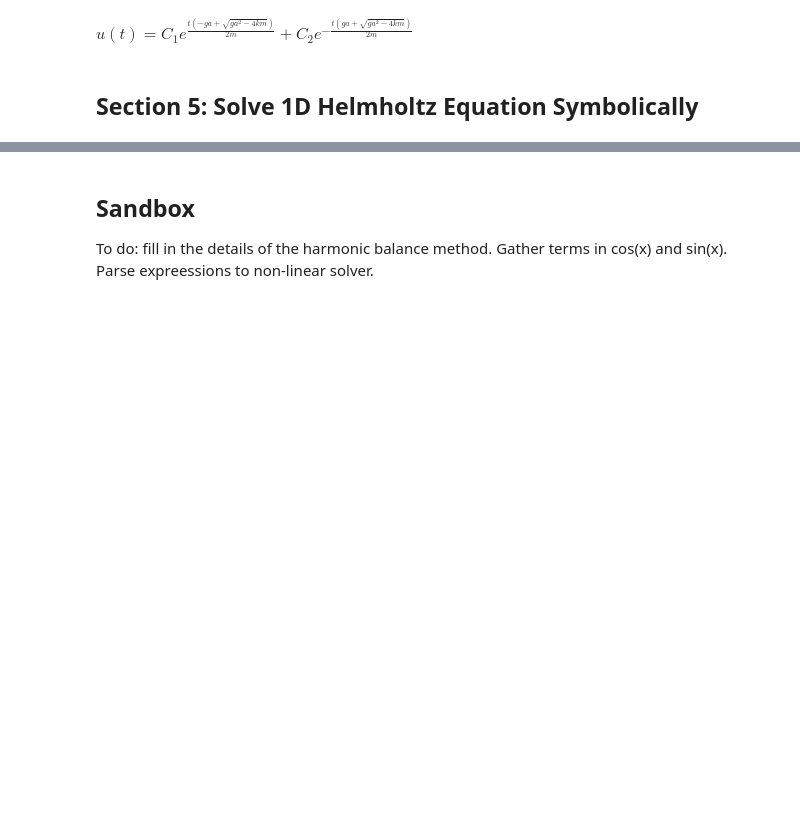
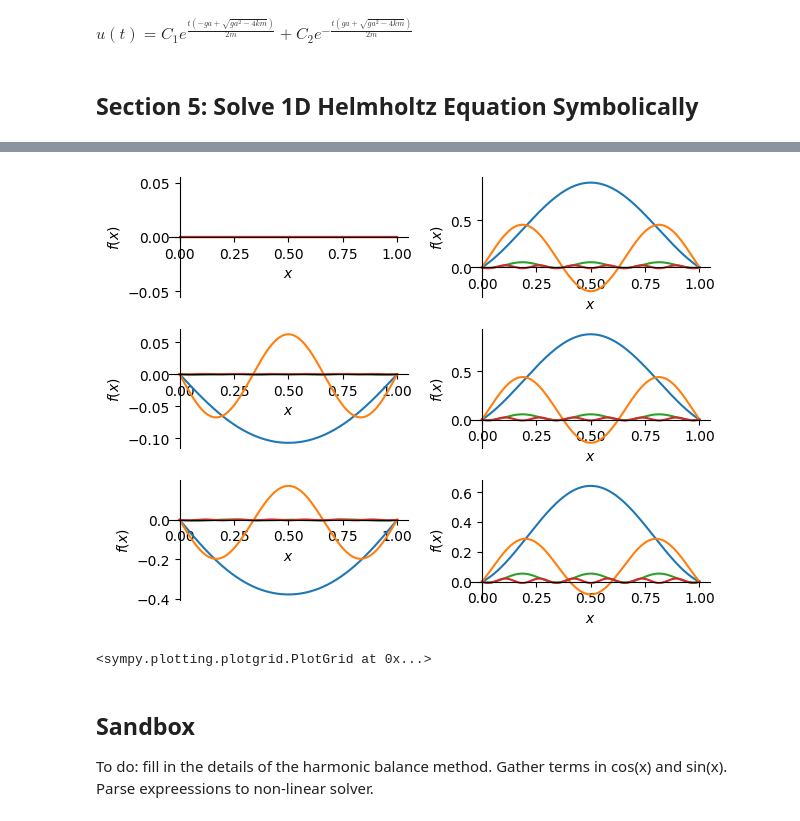
Before and after one commit to ziolai/sediment-transport-rivers, a Jupyter notebook: analytical_symbolic_computations.ipynb, the cells around one changed output, grey strips where cells are left out. Cells and saved outputs as stored; diff of their text form; code cells hidden in the pictures; blank space fills up the shorter version.

```diff
--- a/analytical_symbolic_computations.ipynb
+++ b/analytical_symbolic_computations.ipynb
@@ -306,0 +290,18 @@ plot1.show()
+# %%
+from sympy import Function, dsolve, Derivative, plot
+from sympy.abc import x
+
+B = symbols("B", cls=Function)
+x = symbols("x")
+k = symbols("k", positive=True)
+
+# Solve the ODE
+eqns = Derivative(B(x), x, x) + k*k*B(x)-1
+ics0 = {B(0): 0, B(1): 0}
+sol = dsolve(eqns,ics = ics0)
+
+plotb = plot(show=False)
+for ki in sym.Array([5.,10.,20.,40.]):
+    plotb1 = plot(sol.rhs.subs(k,ki), (x, 0, 1), show=False)
+    plotb.append(plotb1[0])
+plotb.show()
@@ -307,3 +314,51 @@ plot1.show()
+# %%
+from sympy import Function, dsolve, Derivative, Eq
+from sympy.plotting import plot, PlotGrid
+from sympy.abc import x
+
+A = symbols("A", cls=Function)
+B = symbols("B", cls=Function)
+x = symbols("x")
+k = symbols("k", positive=True)
+ga = symbols("ga", positive=True)
+
+# Solve the ODE
+eq1 = Eq(Derivative(A(x), x, x) + k*k*A(x)+ga*B(x),0)
+eq2 = Eq(Derivative(B(x), x, x) + k*k*B(x)-ga*A(x),10)
+eqns = (eq1, eq2)
+ics0 = {A(0): 0, A(1): 0, B(0): 0, B(1): 0}
+
+sol = dsolve(eqns,ics = ics0)
+
+plota1 = plot(show=False)
+plotb1 = plot(show=False)
+plota2 = plot(show=False)
+plotb2 = plot(show=False)
+plota3 = plot(show=False)
+plotb3 = plot(show=False)
+
+for ki in sym.Array([5.,10.,20.,40.]):
+    plota11 = plot(sol[0].rhs.subs({k:ki, ga:0}), (x, 0, 1), show=False)
+    plotb11 = plot(sol[1].rhs.subs({k:ki, ga:0}), (x, 0, 1), show=False)
+    plota1.append(plota11[0])
+    plotb1.append(plotb11[0])
+
+for ki in sym.Array([5.,10.,20.,40.]):
+    plota11 = plot(sol[0].rhs.subs({k:ki, ga:2}), (x, 0, 1), show=False)
+    plotb11 = plot(sol[1].rhs.subs({k:ki, ga:2}), (x, 0, 1), show=False)
+    plota2.append(plota11[0])
+    plotb2.append(plotb11[0])
+
+for ki in sym.Array([5.,10.,20.,40.]):
+    plota11 = plot(sol[0].rhs.subs({k:ki, ga:10}), (x, 0, 1), show=False)
+    plotb11 = plot(sol[1].rhs.subs({k:ki, ga:10}), (x, 0, 1), show=False)
+    plota3.append(plota11[0])
+    plotb3.append(plotb11[0])
+
+PlotGrid(3, 2, plota1, plotb1, plota2, plotb2, plota3, plotb3)
+# %% [output]
+[figure, added]
+<sympy.plotting.plotgrid.PlotGrid at 0x...>
 # %% [markdown]
 ## Sandbox
 
```
Also changed, not shown: parts of 4 cells of this notebook.
